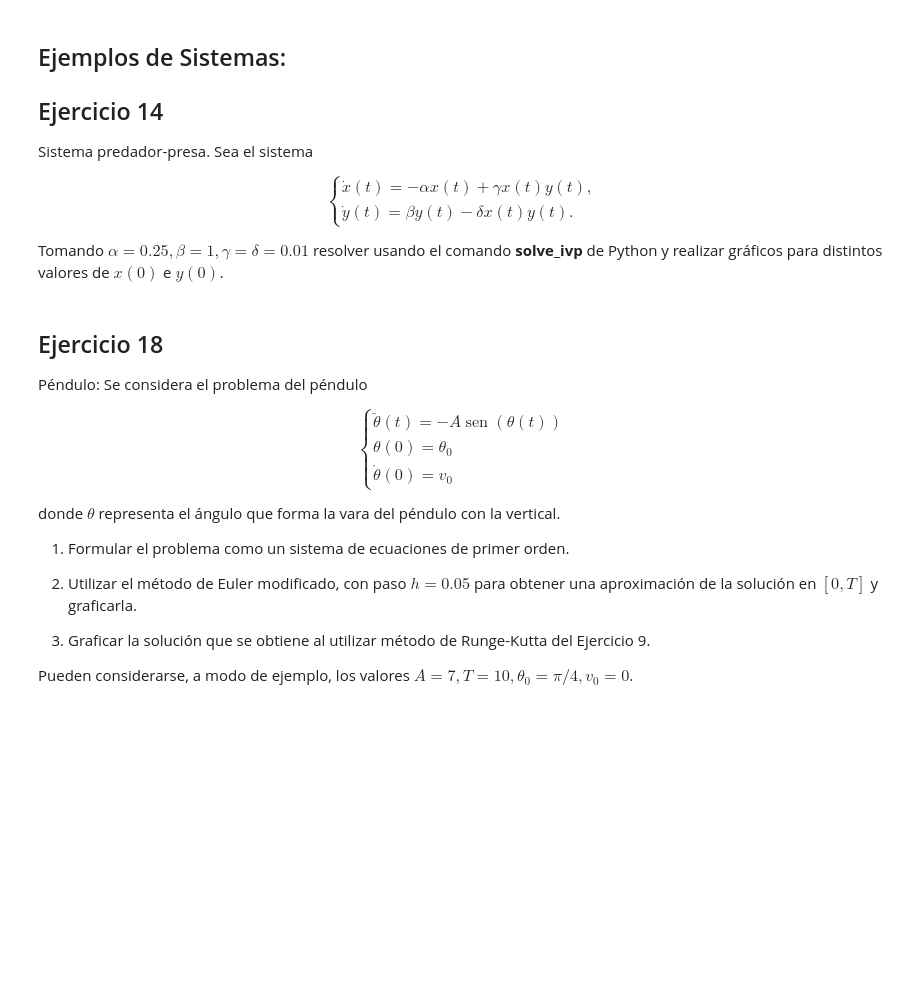
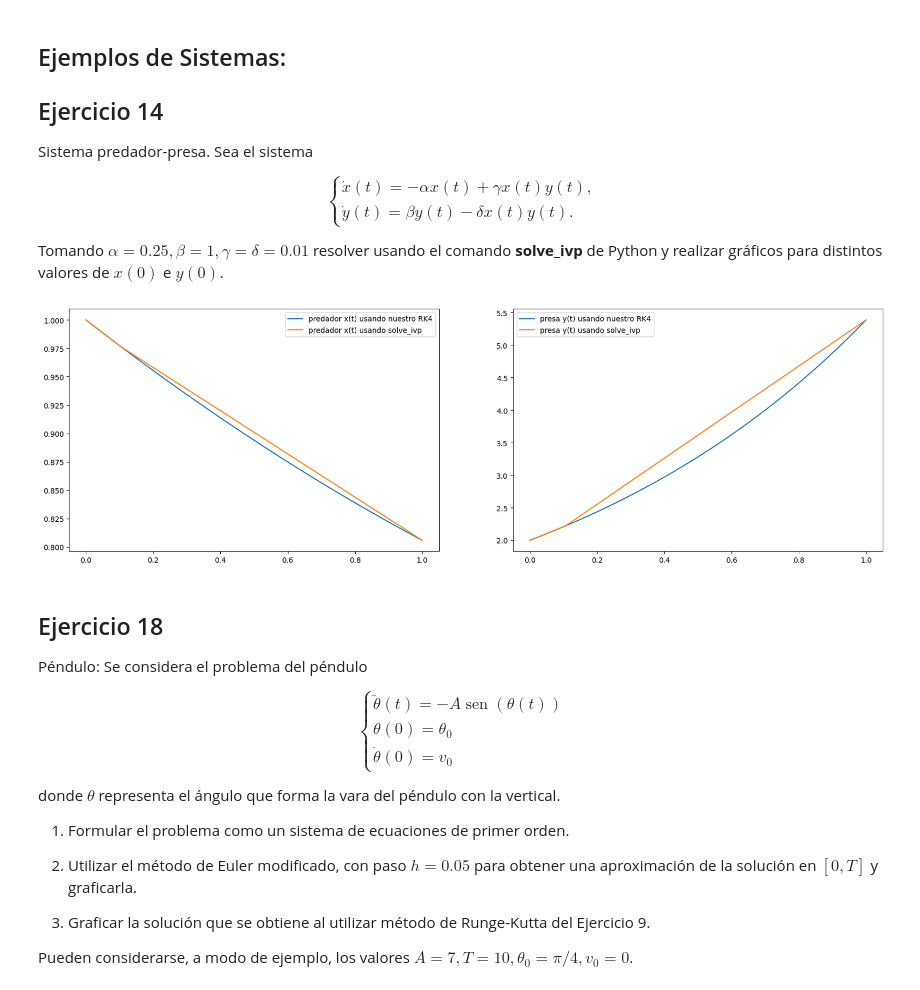
Before and after one commit to binaria010/Mate2B, a Jupyter notebook: Clase11.ipynb, the cells around one changed output. Drawn from its saved outputs; the diff is of its cells as text; code cells hidden in the pictures; blank space fills up the shorter version.

```diff
--- a/Clase11.ipynb
+++ b/Clase11.ipynb
@@ -110,10 +145,10 @@ def Euler(f,t0, T,  x0, n):
     t = np.linspace(t0, T, n+1)
     h = (T-t0)/n
 
-    X = np.zeros((len(x0), n))
+    X = np.zeros((len(x0), n+1))
     X[:,0] = np.array(x0)   # en la primera columna ponemos el valor de x a tiempo 0
 
-    for j in range(1,n):
+    for j in range(1,n+1):
         X[:,j] = X[:,j-1] + h*f(t[j-1],X[:,j-1])
 
     return t,X
@@ -262,7 +298,7 @@ def RK4(f, t0, T, x0, n):
     X = np.zeros((len(x0),n+1))
 
     X[:,0] = x0
-    for j in range(1,n):
+    for j in range(1,n+1):
         X[:,j] = orden4(f, t[j-1], X[:, j-1], h)
 
     return t, X
@@ -331,27 +373,29 @@ def depredador(t, X):
 # %%
 x0 = [1, 2]
 t0 = 0
 T = 1
 h = 0.0001
 n = int((T-t0)/h)
 
-(t, x) =  RK4(#completar)
-sol = solve_ivp(#completar)
+(t, x) =  Euler_mod(depredador, t0, T, x0, n=100) #RK4(#completar)
+sol = solve_ivp(depredador, t_span = (t0, T), y0 = x0)
 
 
 
 # ploteamos:
 plt.figure(figsize = (20, 6))
 plt.subplot(121)
-plt.plot(t, x[0,:],  label = "x(t) usando nuestro RK4")
-plt.plot(sol.t, sol.y[0,:], label = "x(t) usando solve_ivp")
+plt.plot(t, x[0,:],  label = "predador x(t) usando nuestro RK4")
+plt.plot(sol.t, sol.y[0,:], label = "predador x(t) usando solve_ivp")
 plt.legend()
 
 plt.subplot(122)
-plt.plot(t, x[1,:],  label = "x(t) usando nuestro RK4")
-plt.plot(sol.t, sol.y[1,:], label = "y(t) usando solve_ivp")
+plt.plot(t, x[1,:],  label = "presa y(t) usando nuestro RK4")
+plt.plot(sol.t, sol.y[1,:], label = "presa y(t) usando solve_ivp")
 plt.legend()
 plt.show()
+# %% [output]
+[figure, added]
 # %% [markdown]
 ## Ejercicio 18
 
```
Also changed, not shown: parts of 13 cells of this notebook.
